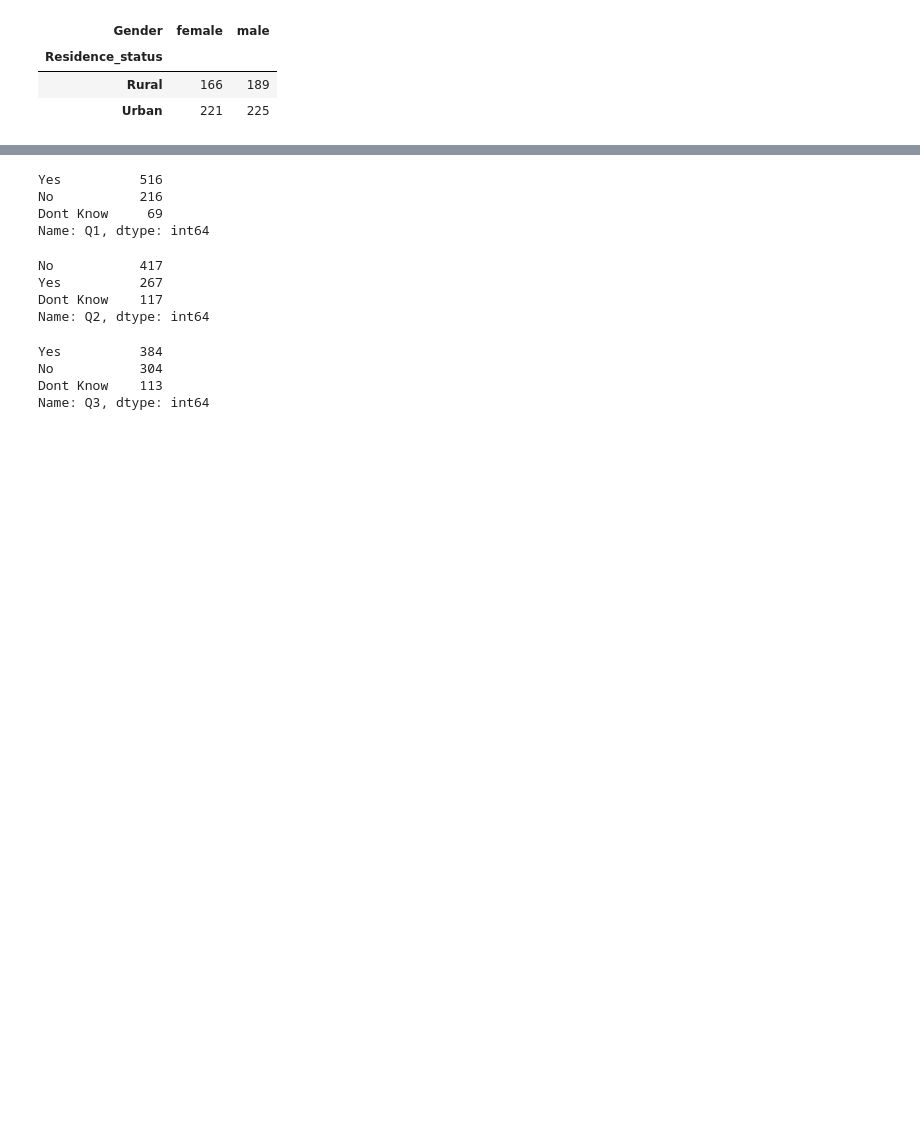
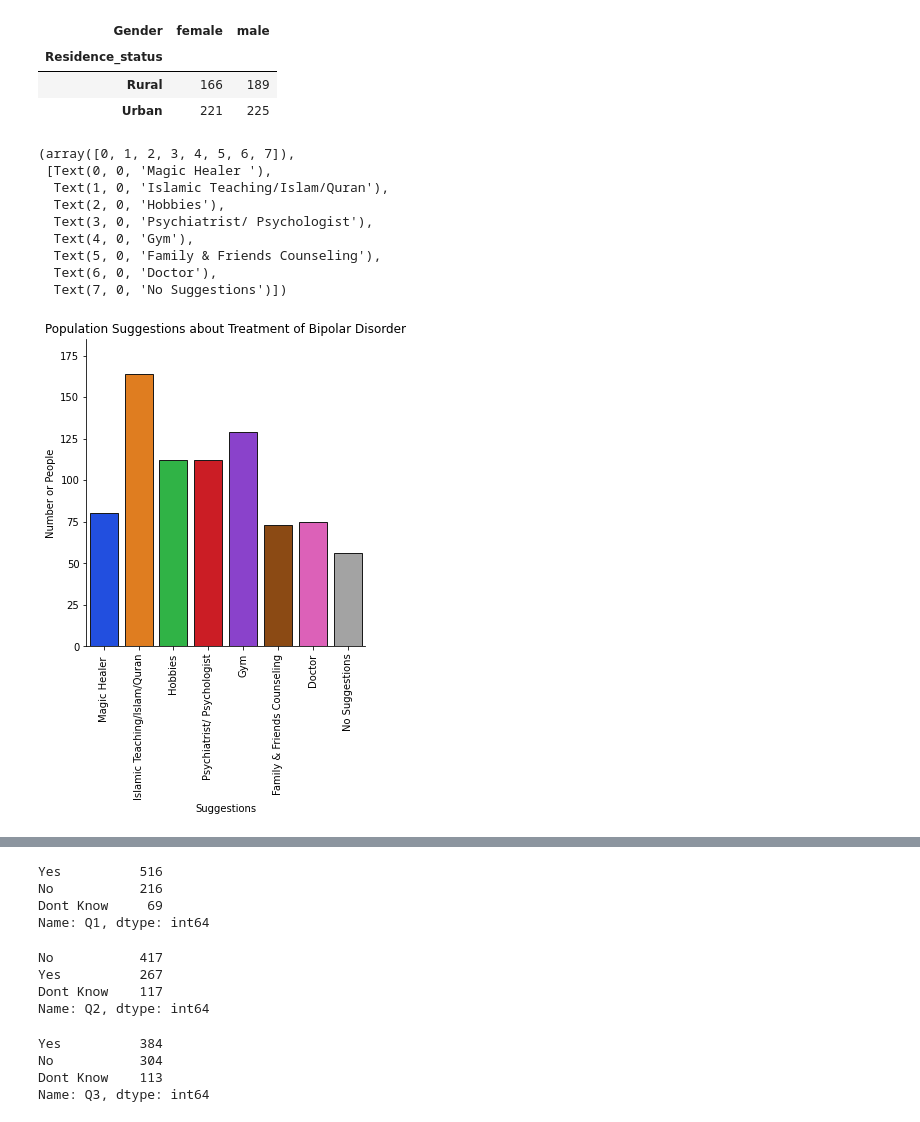
Before and after one commit to Obaid-Ullah/dataSci, a Jupyter notebook: EDA_schi/schizophrenia/intro_shizo.ipynb, the cells around one changed output, grey strips where cells are left out. Cells and saved outputs as stored; diff of their text form; code cells hidden in the pictures; blank space fills up the shorter version.

```diff
--- a/EDA_schi/schizophrenia/intro_shizo.ipynb
+++ b/EDA_schi/schizophrenia/intro_shizo.ipynb
@@ -173,3 +175,24 @@ n_by_state.unstack()
 | Residence_status |  |  |
 | Rural | 166 | 189 |
 | Urban | 221 | 225 |
+# %%
+sns.catplot(x='Suggestion', kind="count",
+            palette="bright", edgecolor=".10",
+            data=df_shi)
+plt.title('Population Suggestions about Treatment of Bipolar Disorder')
+plt.ylabel('Number or People')
+plt.xlabel('Suggestions')
+plt.ylim(0,185)
+plt.xticks(rotation =90)
+# plt.figure(figsize=(500,100))
+# %% [output]
+(array([0, 1, 2, 3, 4, 5, 6, 7]),
+ [Text(0, 0, 'Magic Healer '),
+  Text(1, 0, 'Islamic Teaching/Islam/Quran'),
+  Text(2, 0, 'Hobbies'),
+  Text(3, 0, 'Psychiatrist/ Psychologist'),
+  Text(4, 0, 'Gym'),
+  Text(5, 0, 'Family & Friends Counseling'),
+  Text(6, 0, 'Doctor'),
+  Text(7, 0, 'No Suggestions')])
+[figure, added]
```
Also changed, not shown: parts of 14 cells of this notebook, 3 other files.
